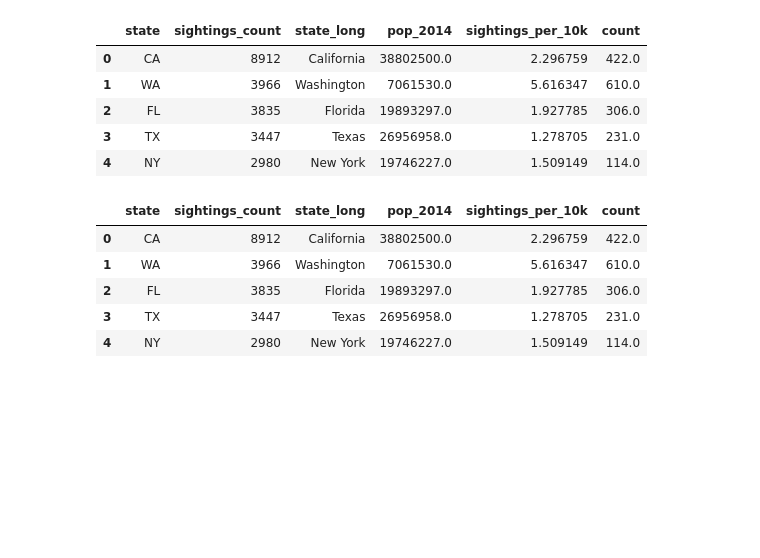
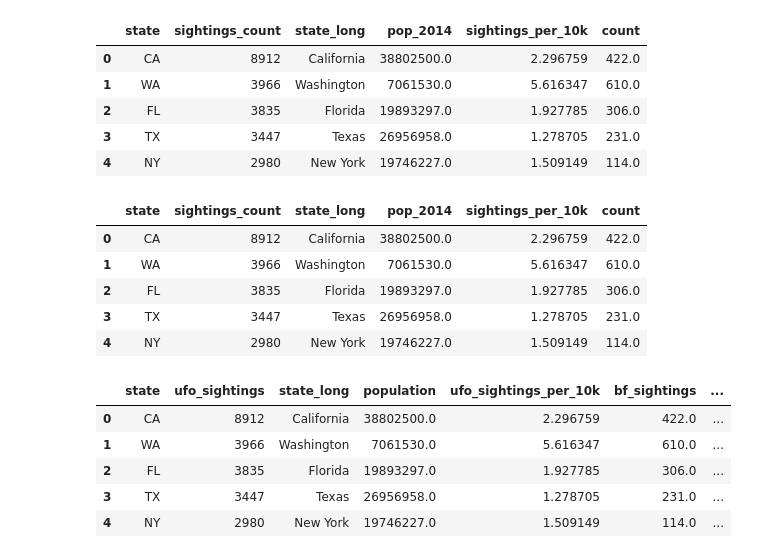
Before and after one commit to kflemming30/UFO_sightings, a Jupyter notebook: Sightings_Analysis.ipynb, the cells around one changed output. Drawn from its saved outputs; the diff is of its cells as text; code cells hidden in the pictures; blank space fills up the shorter version.

```diff
--- a/Sightings_Analysis.ipynb
+++ b/Sightings_Analysis.ipynb
@@ -674,3 +678,15 @@ ufo_bf_state_totals.head()
 | 2 | FL | 3835 | Florida | 19893297.0 | 1.927785 | 306.0 |
 | 3 | TX | 3447 | Texas | 26956958.0 | 1.278705 | 231.0 |
 | 4 | NY | 2980 | New York | 19746227.0 | 1.509149 | 114.0 |
+# %%
+ufo_bf_state_totals['bf_sightings_per_10k'] = (ufo_bf_state_totals['bf_sightings'] / ufo_bf_state_totals['population']) * 10000
+# %%
+ufo_bf_state_totals.rename(columns={'count': 'bf_sightings', 'pop_2014': 'population','sightings_count': 'ufo_sightings' ,'sightings_per_10k': 'ufo_sightings_per_10k'}, inplace=True)
+ufo_bf_state_totals.head()
+# %% [output]
+|  | state | ufo_sightings | state_long | population | ufo_sightings_per_10k | bf_sightings | ... |
+| 0 | CA | 8912 | California | 38802500.0 | 2.296759 | 422.0 | ... |
+| 1 | WA | 3966 | Washington | 7061530.0 | 5.616347 | 610.0 | ... |
+| 2 | FL | 3835 | Florida | 19893297.0 | 1.927785 | 306.0 | ... |
+| 3 | TX | 3447 | Texas | 26956958.0 | 1.278705 | 231.0 | ... |
+| 4 | NY | 2980 | New York | 19746227.0 | 1.509149 | 114.0 | ... |
```
Also changed, not shown: parts of 8 cells of this notebook.
